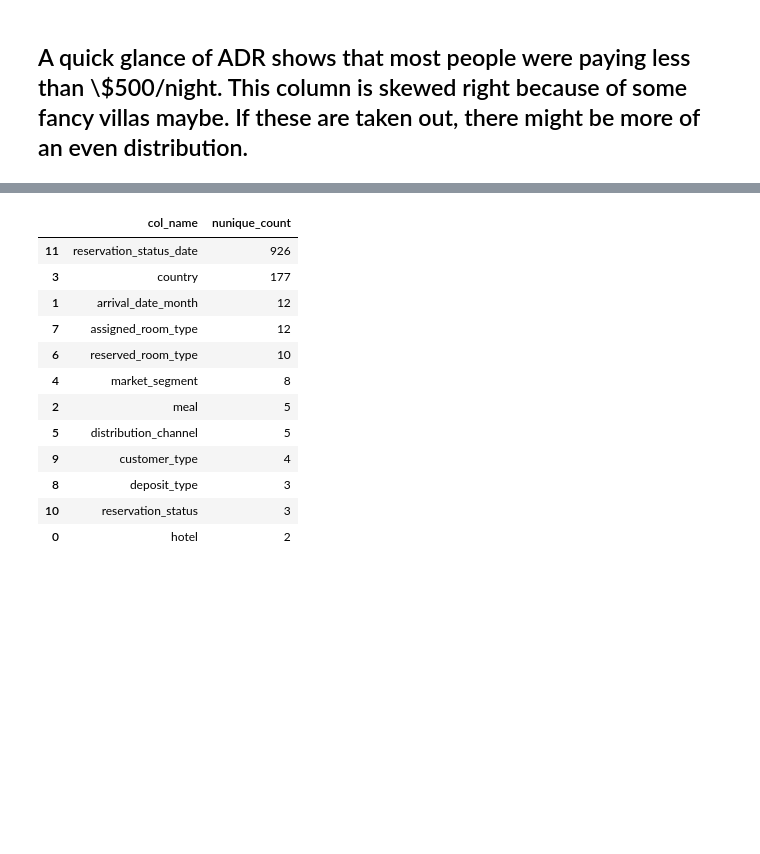
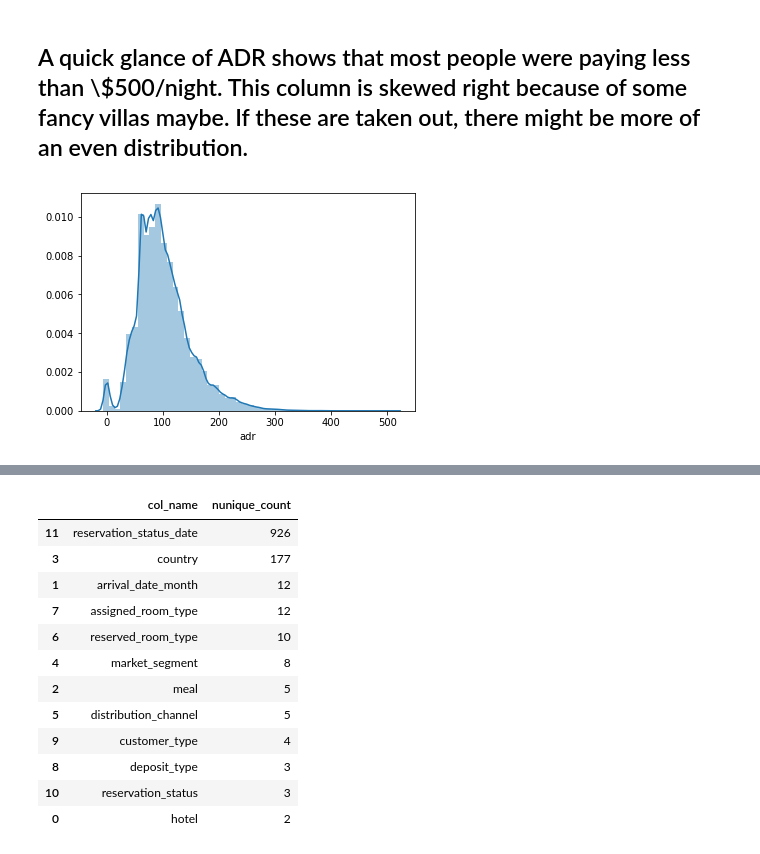
Before and after one commit to josephburton06/Hotel-Bookings, a Jupyter notebook: hotel_bookings.ipynb, the cells around one changed output, grey strips where cells are left out. Drawn from its saved outputs; the diff is of its cells as text; code cells hidden in the pictures; blank space fills up the shorter version.

```diff
--- a/hotel_bookings.ipynb
+++ b/hotel_bookings.ipynb
@@ -121,3 +121,7 @@ ax = sns.distplot(df.adr)
 [figure]
 # %% [markdown]
 ## A quick glance of ADR shows that most people were paying less than \\$500/night.  This column is skewed right because of some fancy villas maybe.  If these are taken out, there might be more of an even distribution.
+# %%
+ax = sns.distplot(df['adr'][df.adr<1000])
+# %% [output]
+[figure, added]
```
Also changed, not shown: parts of 5 cells of this notebook.
